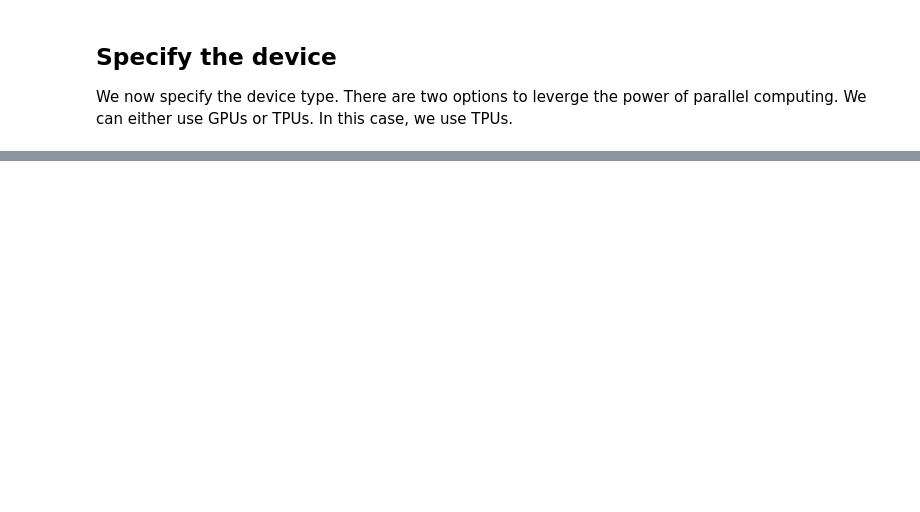
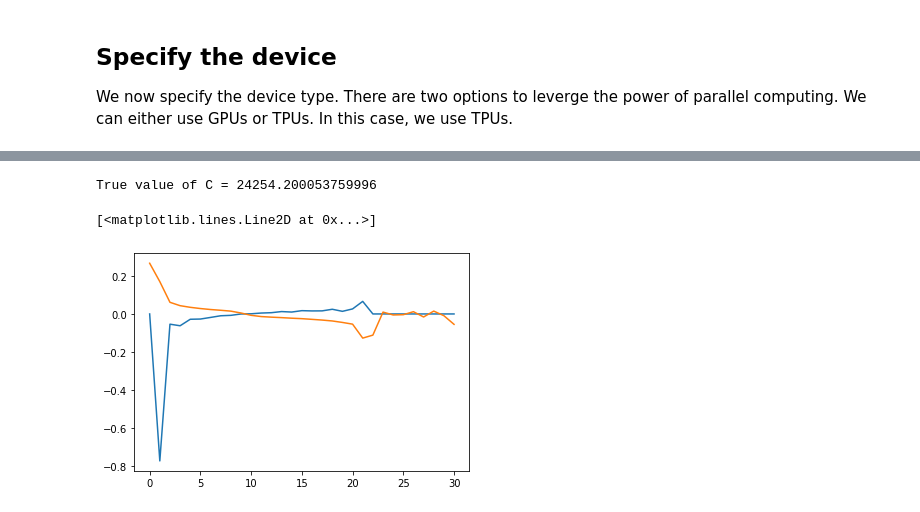
Before and after one commit to Shreyas911/PINN, a Jupyter notebook: PINN_himalayan_mountain_glacier_fake_data.ipynb, the cells around one changed output, grey strips where cells are left out. Cells and saved outputs as stored; diff of their text form; code cells hidden in the pictures; blank space fills up the shorter version.

Commit message:
Initial commit of a working code for a fake Himalayan mountain glacier, with surface velocity and topography data

```diff
--- a/PINN_himalayan_mountain_glacier_fake_data.ipynb
+++ b/PINN_himalayan_mountain_glacier_fake_data.ipynb
@@ -80,0 +176,13 @@ physics_informed_NN
+# %%
+L = 30.
+T = 400.
+
+x, t, H_true, h_true, b_true, vx_surface_true, alpha_sx_true, C_true, n_true = true_solution(L, T, accum_rate_func, basal_topology_func)
+# %% [output]
+True value of C = 24254.200053759996
+# %%
+plt.plot(vx_surface_true[:,-1])
+plt.plot(alpha_sx_true[:,-1])
+# %% [output]
+[<matplotlib.lines.Line2D at 0x...>]
+[figure, added]
```
Also changed, not shown: parts of 19 cells of this notebook.
